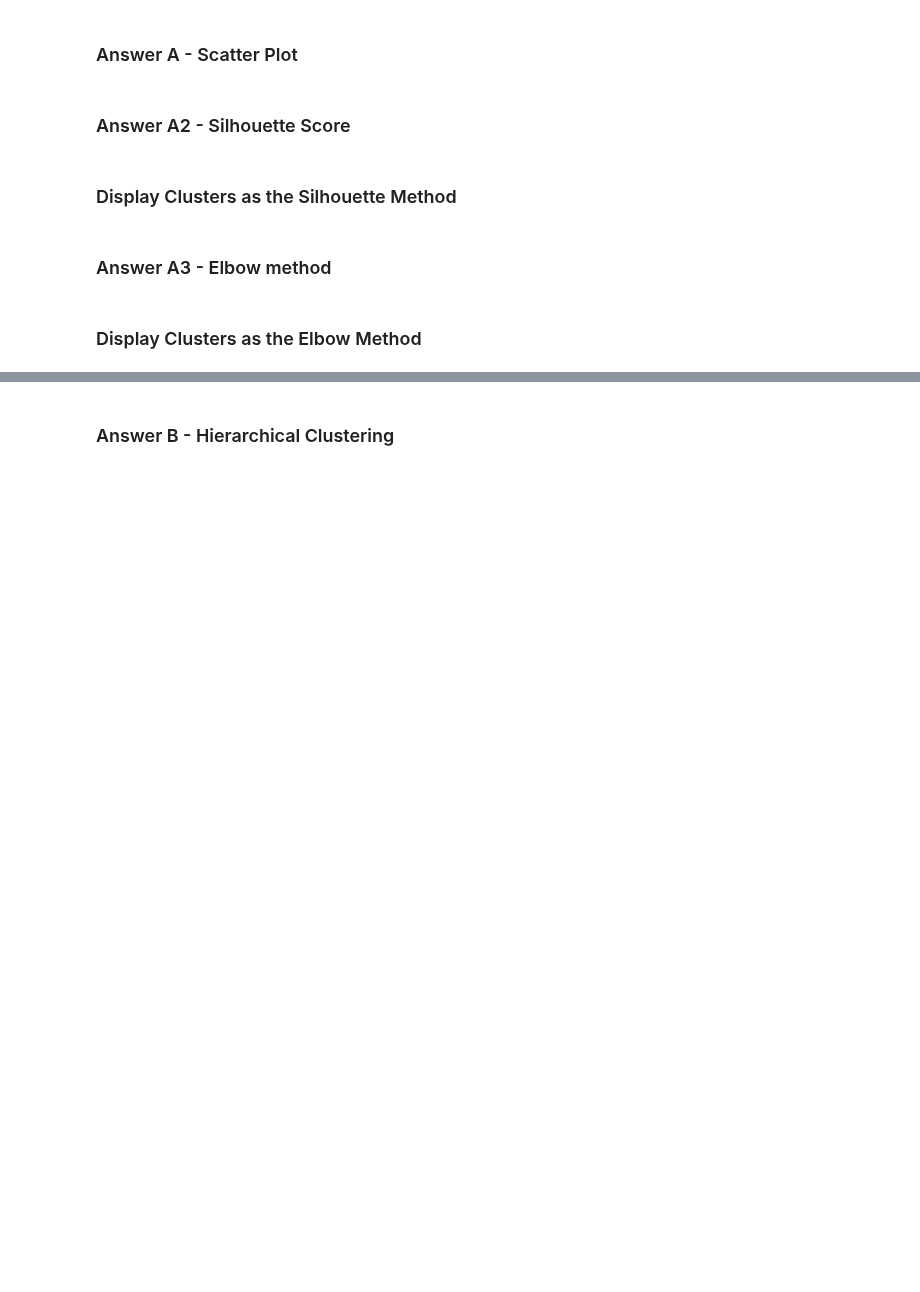
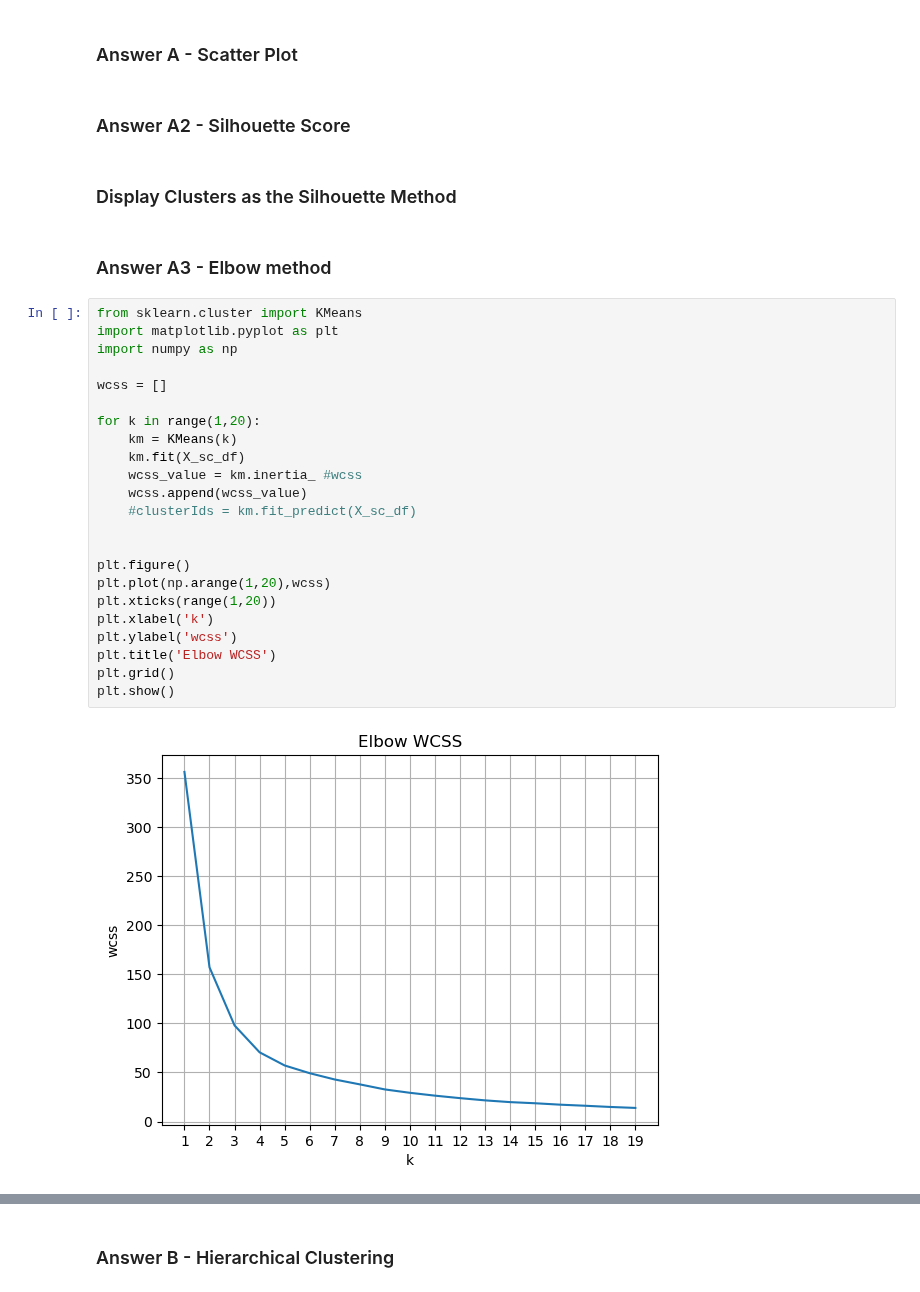
Before and after one commit to YvesMatanga/freemium_datascience, a Jupyter notebook: machine-learning-tutorials/Unsupervised Learning/Practice/2-Clustering-Analysis-Case-Study[Class].ipynb, the cells around one changed output, grey strips where cells are left out. Cells and saved outputs as stored; diff of their text form; blank space fills up the shorter version.

```diff
--- a/machine-learning-tutorials/Unsupervised Learning/Practice/2-Clustering-Analysis-Case-Study[Class].ipynb
+++ b/machine-learning-tutorials/Unsupervised Learning/Practice/2-Clustering-Analysis-Case-Study[Class].ipynb
@@ -30,9 +64,32 @@ wine_df.head()
 <h3>Answer A - Scatter Plot</h3>
 # %% [markdown]
 <h3>Answer A2 - Silhouette Score</h3>
-# %% [markdown]
-<h3>Display Clusters as the Silhouette Method</h3>
+# %% [markdown]
+<h3>Display Clusters as the Silhouette Method</h3>
 # %% [markdown]
 <h3>Answer A3 - Elbow method</h3>
-# %% [markdown]
-<h3>Display Clusters as the Elbow Method</h3>
+# %%
+from sklearn.cluster import KMeans
+import matplotlib.pyplot as plt
+import numpy as np
+
+wcss = []
+
+for k in range(1,20):
+    km = KMeans(k)
+    km.fit(X_sc_df)
+    wcss_value = km.inertia_ #wcss
+    wcss.append(wcss_value)
+    #clusterIds = km.fit_predict(X_sc_df)
+
+
+plt.figure()
+plt.plot(np.arange(1,20),wcss)
+plt.xticks(range(1,20))
+plt.xlabel('k')
+plt.ylabel('wcss')
+plt.title('Elbow WCSS')
+plt.grid()
+plt.show()
+# %% [output]
+[figure, added]
```
Also changed, not shown: parts of 20 cells of this notebook.
